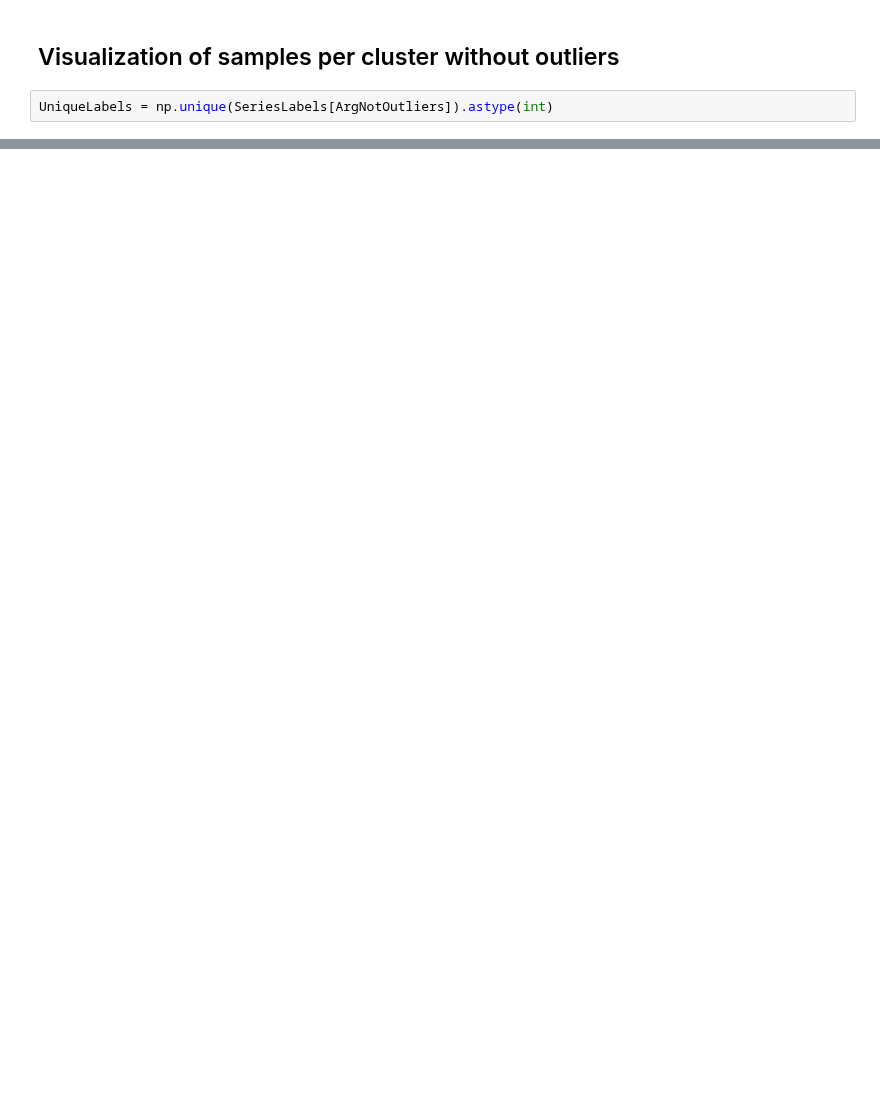
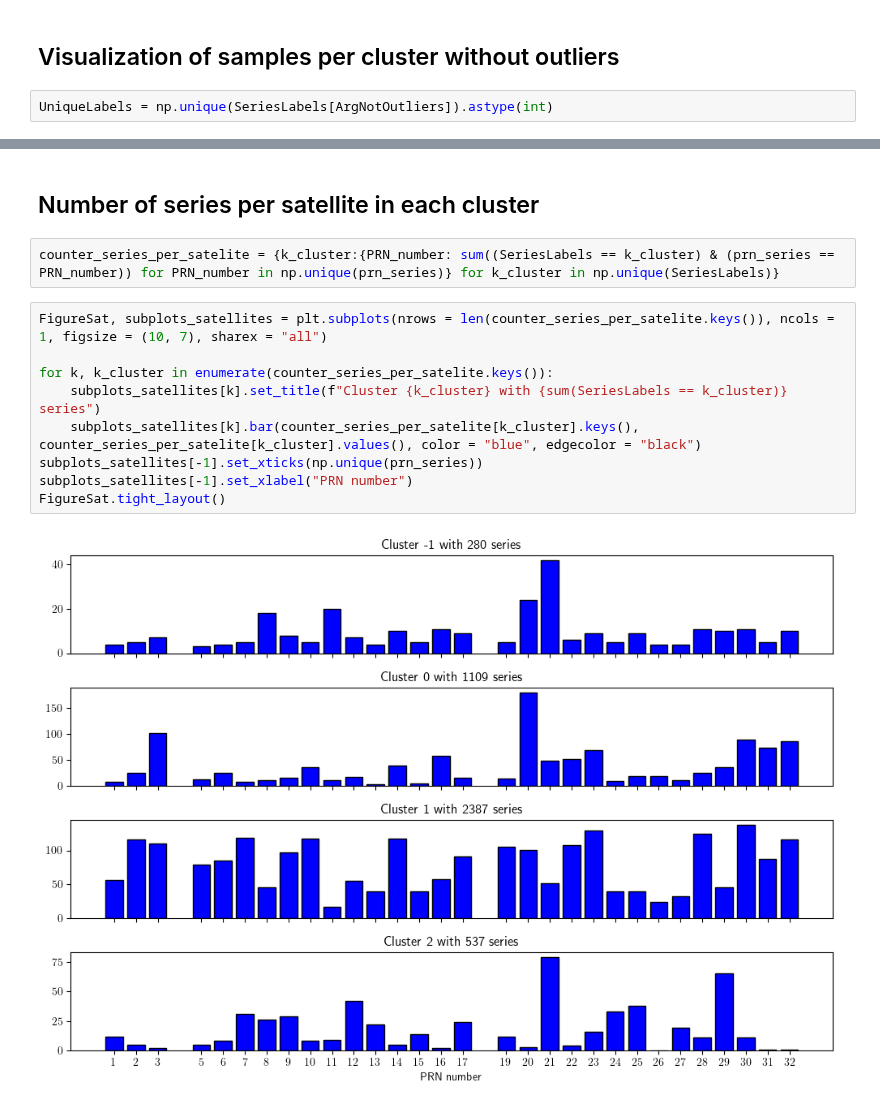
Before and after one commit to FedeSS99/ClusterTEC, a Jupyter notebook: PTEX_post_analysis.ipynb, the cells around one changed output, grey strips where cells are left out. Cells and saved outputs as stored; diff of their text form; blank space fills up the shorter version.

```diff
--- a/PTEX_post_analysis.ipynb
+++ b/PTEX_post_analysis.ipynb
@@ -59,0 +74,15 @@ for label in UniqueLabels:
+# %% [markdown]
+## Number of series per satellite in each cluster
+# %%
+counter_series_per_satelite = {k_cluster:{PRN_number: sum((SeriesLabels == k_cluster) & (prn_series == PRN_number)) for PRN_number in np.unique(prn_series)} for k_cluster in np.unique(SeriesLabels)}
+# %%
+FigureSat, subplots_satellites = plt.subplots(nrows = len(counter_series_per_satelite.keys()), ncols = 1, figsize = (10, 7), sharex = "all")
+
+for k, k_cluster in enumerate(counter_series_per_satelite.keys()):
+    subplots_satellites[k].set_title(f"Cluster {k_cluster} with {sum(SeriesLabels == k_cluster)} series")
+    subplots_satellites[k].bar(counter_series_per_satelite[k_cluster].keys(), counter_series_per_satelite[k_cluster].values(), color = "blue", edgecolor = "black")
+subplots_satellites[-1].set_xticks(np.unique(prn_series))
+subplots_satellites[-1].set_xlabel("PRN number")
+FigureSat.tight_layout()
+# %% [output]
+[figure, added]
```
Also changed, not shown: parts of 9 cells of this notebook.
